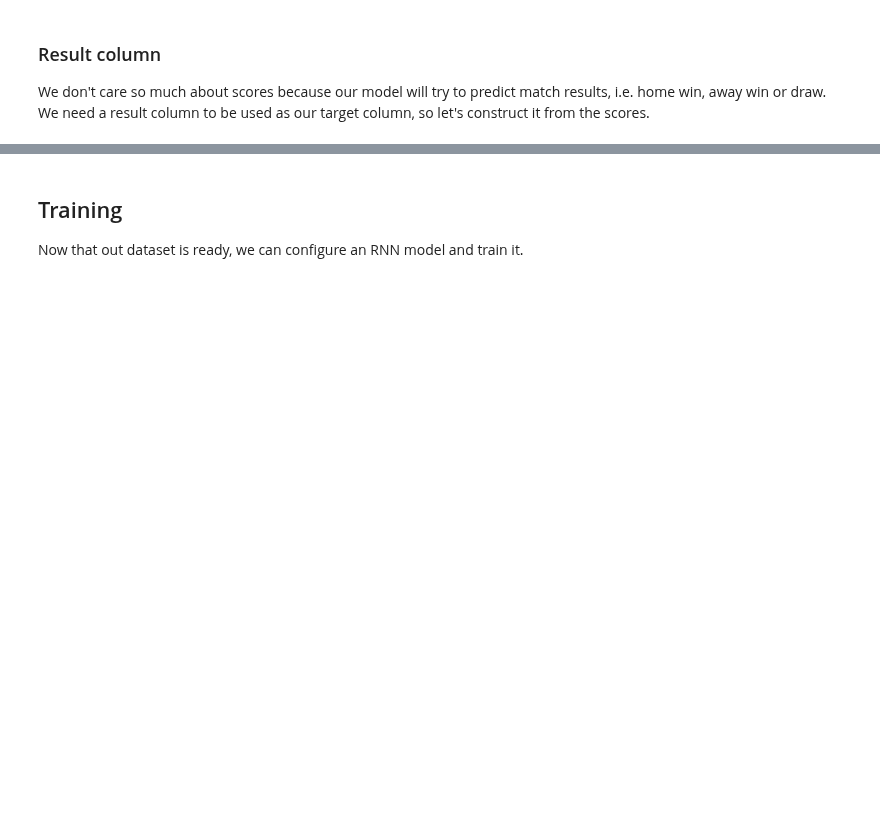
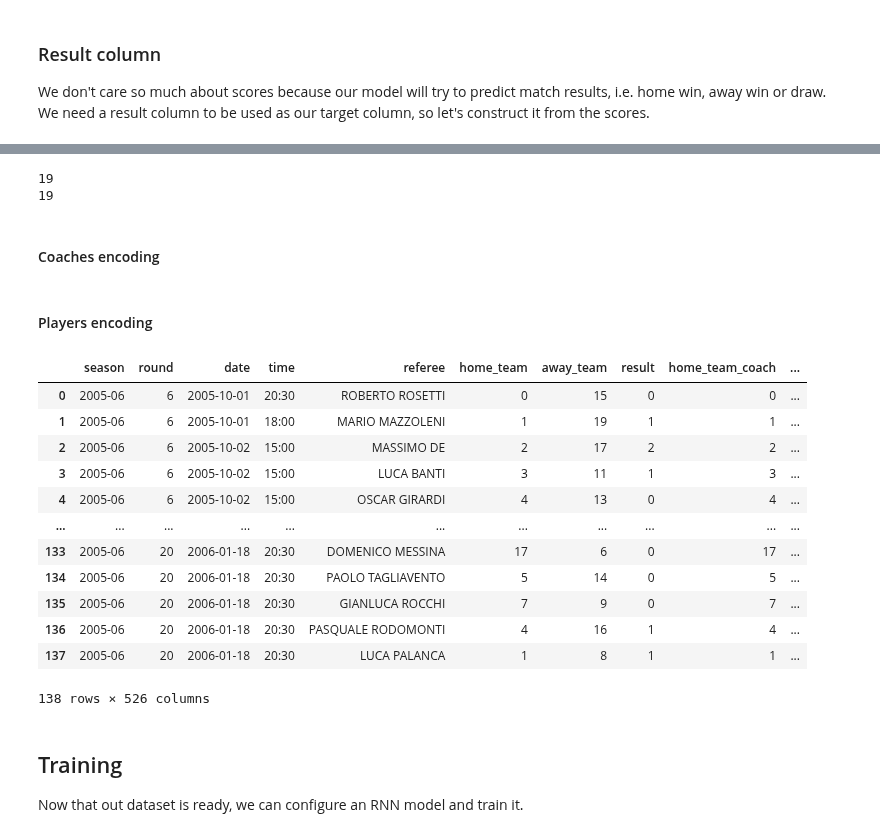
Before and after one commit to davnig/football-match-results-prediction, a Jupyter notebook: main.ipynb, the cells around one changed output, grey strips where cells are left out. Drawn from its saved outputs; the diff is of its cells as text; code cells hidden in the pictures; blank space fills up the shorter version.

```diff
--- a/main.ipynb
+++ b/main.ipynb
@@ -237,0 +256,7 @@ df1.head()
+# %%
+# reset
+temp_dict = defaultdict(lambda: len(temp_dict))
+# encode referees
+referee_cols = get_column_names_containing_str(df1, 'referee')
+for col in referee_cols:
+    referee_ids = [temp_dict[ele] for ele in df1[f'{col}'].tolist()]
@@ -238,3 +265,57 @@ df1.head()
+# %%
+# reset
+temp_dict = defaultdict(lambda: len(temp_dict))
+# encode teams
+for home_or_away in HomeOrAway:
+    teams_ids = [temp_dict[ele] for ele in df1[f'{home_or_away.name}_team'].tolist()]
+    df1[f'{home_or_away.name}_team'] = teams_ids
+print(df1['home_team'].max())
+print(df1['away_team'].max())
+for i in range(5):
+    for home_or_away in HomeOrAway:
+        teams_ids = [temp_dict[ele] for ele in df1[f'{home_or_away.name}_team_history_{i+1}_home_team'].tolist()]
+        df1[f'{home_or_away.name}_team_history_{i+1}_home_team'] =  teams_ids
+        teams_ids = [temp_dict[ele] for ele in df1[f'{home_or_away.name}_team_history_{i+1}_away_team'].tolist()]
+        df1[f'{home_or_away.name}_team_history_{i+1}_away_team'] = teams_ids
+# %% [output]
+19
+19
+# %% [markdown]
+#### Coaches encoding
+# %%
+# reset
+temp_dict = defaultdict(lambda: len(temp_dict))
+# encode team coaches
+coach_cols = get_column_names_containing_str(df1, 'coach')
+for col in coach_cols:
+    team_coach_ids = [temp_dict[ele] for ele in df1[f'{col}'].tolist()]
+    df1[f'{col}'] = team_coach_ids
+# %% [markdown]
+#### Players encoding
+# %%
+# reset
+temp_dict = defaultdict(lambda: len(temp_dict))
+# encode players
+players_cols = get_column_names_containing_str(df1, 'player')
+players_cols += get_column_names_containing_str(df1, 'substitute')
+for col in players_cols:
+    df1[f'{col}'] = [temp_dict[ele] for ele in df1[f'{col}'].tolist()]
+# %%
+df1[:200]
+# %% [output]
+|  | season | round | date | time | referee | home_team | away_team | result | home_team_coach | ... |
+| 0 | 2005-06 | 6 | 2005-10-01 | 20:30 | ROBERTO ROSETTI | 0 | 15 | 0 | 0 | ... |
+| 1 | 2005-06 | 6 | 2005-10-01 | 18:00 | MARIO MAZZOLENI | 1 | 19 | 1 | 1 | ... |
+| 2 | 2005-06 | 6 | 2005-10-02 | 15:00 | MASSIMO DE | 2 | 17 | 2 | 2 | ... |
+| 3 | 2005-06 | 6 | 2005-10-02 | 15:00 | LUCA BANTI | 3 | 11 | 1 | 3 | ... |
+| 4 | 2005-06 | 6 | 2005-10-02 | 15:00 | OSCAR GIRARDI | 4 | 13 | 0 | 4 | ... |
+| ... | ... | ... | ... | ... | ... | ... | ... | ... | ... | ... |
+| 133 | 2005-06 | 20 | 2006-01-18 | 20:30 | DOMENICO MESSINA | 17 | 6 | 0 | 17 | ... |
+| 134 | 2005-06 | 20 | 2006-01-18 | 20:30 | PAOLO TAGLIAVENTO | 5 | 14 | 0 | 5 | ... |
+| 135 | 2005-06 | 20 | 2006-01-18 | 20:30 | GIANLUCA ROCCHI | 7 | 9 | 0 | 7 | ... |
+| 136 | 2005-06 | 20 | 2006-01-18 | 20:30 | PASQUALE RODOMONTI | 4 | 16 | 1 | 4 | ... |
+| 137 | 2005-06 | 20 | 2006-01-18 | 20:30 | LUCA PALANCA | 1 | 8 | 1 | 1 | ... |
+138 rows × 526 columns
 # %% [markdown]
 ## Training
 Now that out dataset is ready, we can configure an RNN model and train it.
```
Also changed, not shown: parts of 16 cells of this notebook.
